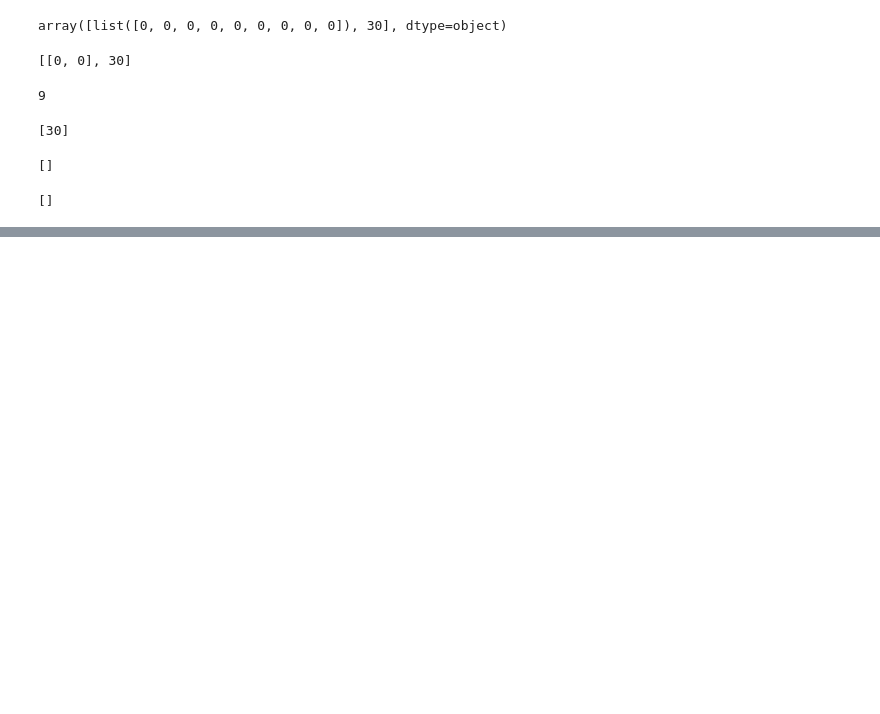
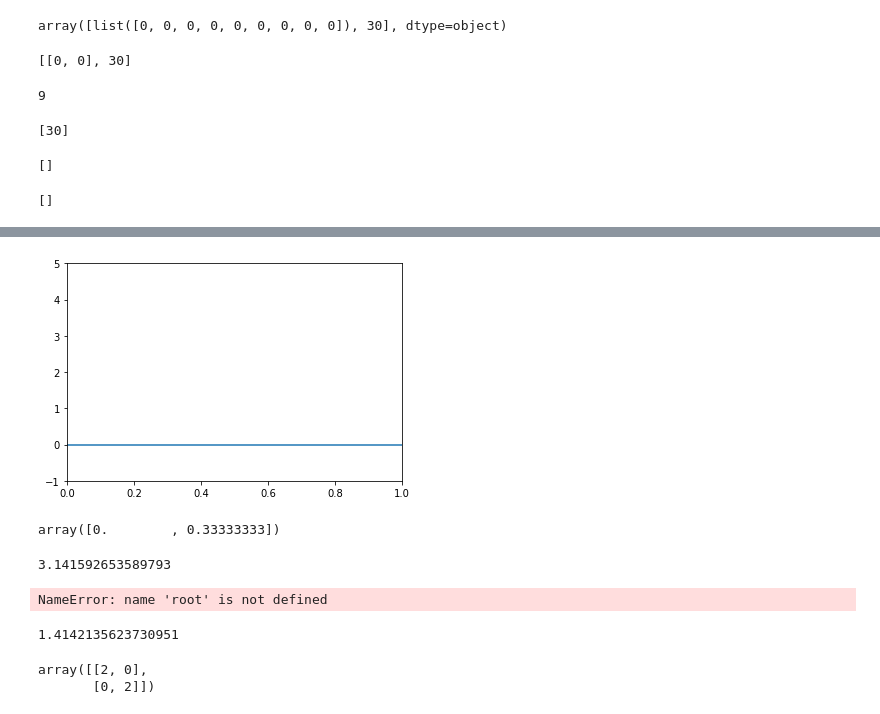
Before and after one commit to tylertastic/Project-3-FFTC, a Jupyter notebook: experiments.ipynb, the cells around one changed output, grey strips where cells are left out. Saved outputs shown, nothing was run; the diff lists cells and outputs as text; code cells hidden in the pictures; blank space fills up the shorter version.

```diff
--- a/experiments.ipynb
+++ b/experiments.ipynb
@@ -53,0 +61,29 @@ xL
+# %%
+plt.plot([0,1],[0,0])
+plt.xlim(0, 1)
+plt.ylim(-1, 5)
+plt.show()
+# %% [output]
+[figure, added]
+# %%
+a = np.array([0,1])
+(1/3)*a
+# %% [output]
+array([0.        , 0.33333333])
+# %%
+np.pi
+# %% [output]
+3.141592653589793
+# %%
+root(3)
+# %% [output]
+NameError: name 'root' is not defined
+# %%
+np.sqrt(2)
+# %% [output]
+1.4142135623730951
+# %%
+np.array([[1,0],[0,1]])+np.array([[1,0],[0,1]])
+# %% [output]
+array([[2, 0],
+       [0, 2]])
```
Also changed, not shown: parts of 3 cells of this notebook, 1 other file.
